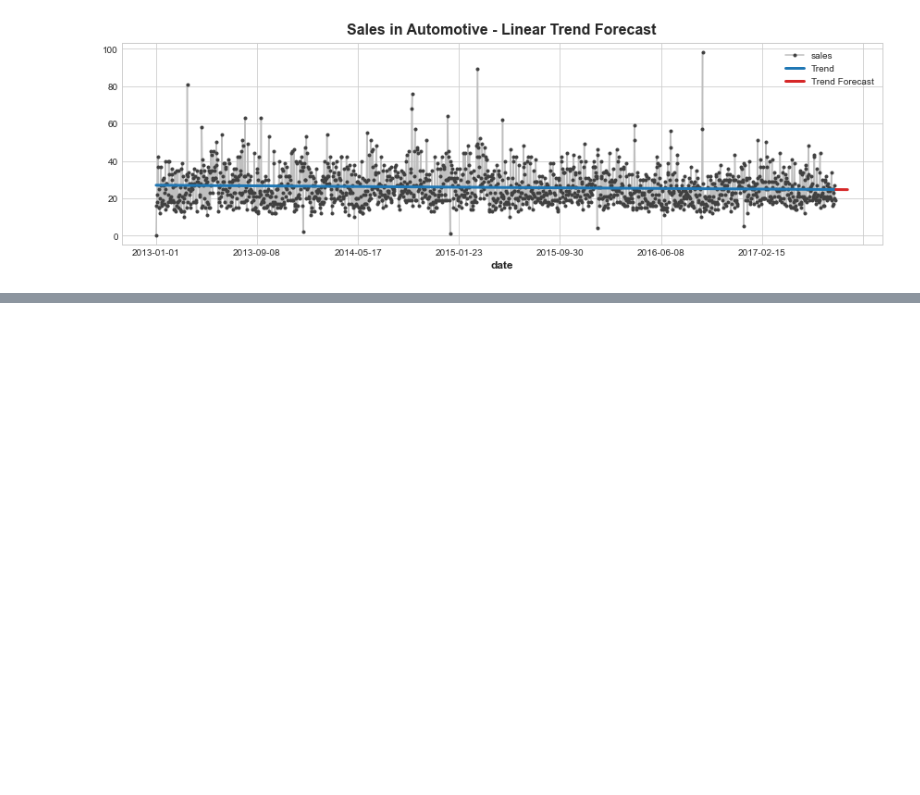
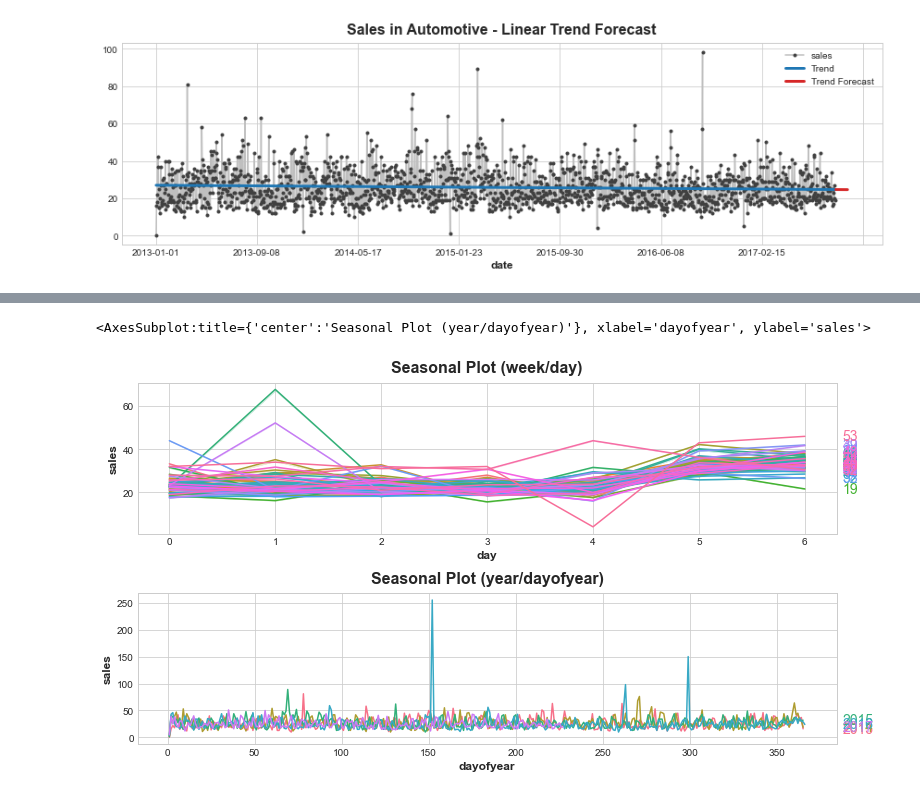
Before and after one commit to AndyLeeProjects/Store_Sales_Forecasting, a Jupyter notebook: Time_Series/automotive_sample.ipynb, the cells around one changed output, grey strips where cells are left out. Cells and saved outputs as stored; diff of their text form; code cells hidden in the pictures; blank space fills up the shorter version.

Commit message:
seasonality

```diff
--- a/Time_Series/automotive_sample.ipynb
+++ b/Time_Series/automotive_sample.ipynb
@@ -255,0 +261,19 @@ _ = ax.legend()
+# %%
+# Set Matplotlib defaults
+plt.style.use("seaborn-whitegrid")
+plt.rc("figure", autolayout=True, figsize=(11, 5))
+plt.rc(
+    "axes",
+    labelweight="bold",
+    labelsize="large",
+    titleweight="bold",
+    titlesize=16,
+    titlepad=10,
+)
+plot_params = dict(
+    color="0.75",
+    style=".-",
+    markeredgecolor="0.25",
+    markerfacecolor="0.25",
+    legend=False,
+)
@@ -255,0 +359,18 @@ _ = ax.legend()
+# %%
+automotive_grouped.index = pd.to_datetime(automotive_grouped.index, unit='s')
+X = automotive_grouped.copy()
+
+# days within a week
+X['day'] = X.index.dayofweek
+X['week'] = X.index.week
+
+# days within a year
+X['dayofyear'] = X.index.dayofyear
+X['year'] = X.index.year
+
+fig, axe = plt.subplots(2, 1, figsize=(11,6))
+seasonal_plot(X, y='sales', period = "week", freq="day", ax=axe[0])
+seasonal_plot(X, y='sales', period = "year", freq="dayofyear", ax=axe[1])
+# %% [output]
+<AxesSubplot:title={'center':'Seasonal Plot (year/dayofyear)'}, xlabel='dayofyear', ylabel='sales'>
+[figure, added]
```
Also changed, not shown: parts of 16 cells of this notebook.
